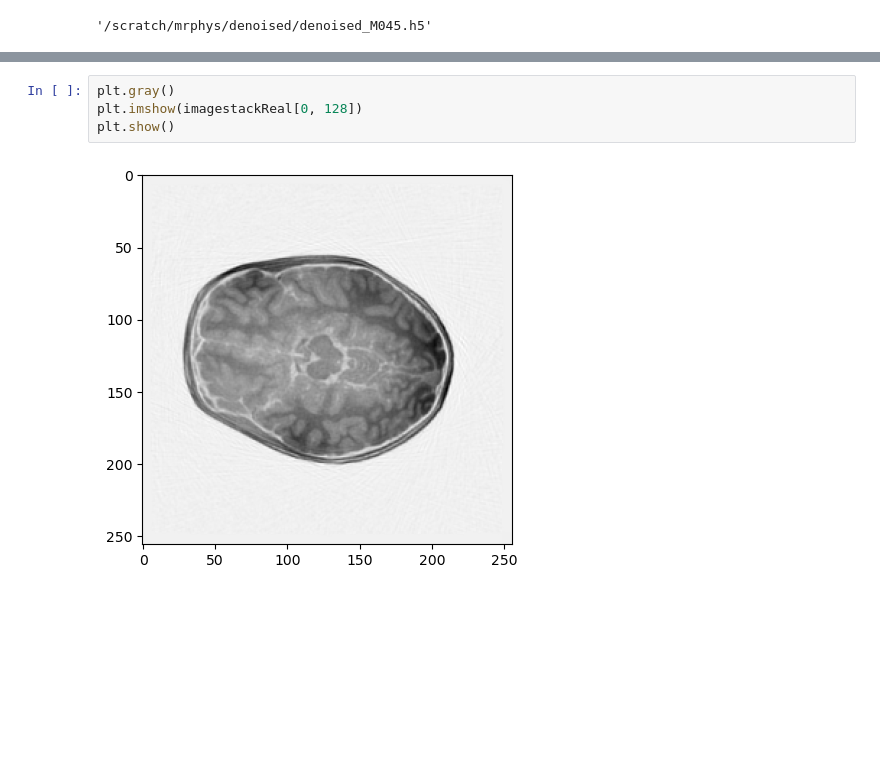
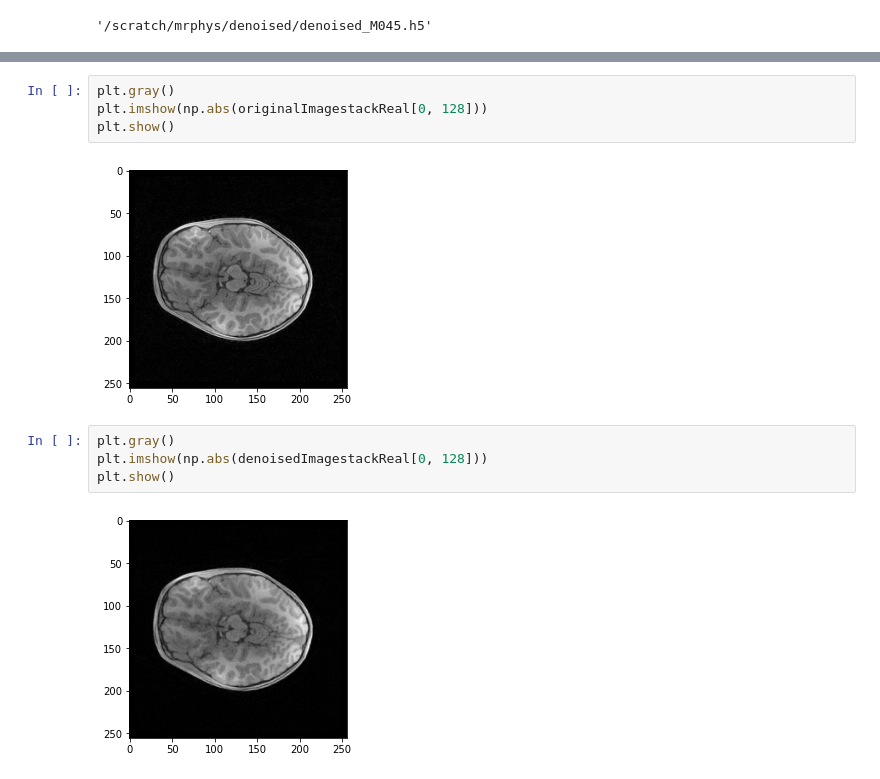
Before and after one commit to 2aron-chen/Skunkworks, a Jupyter notebook: evaluation.ipynb, the cells around one changed output, grey strips where cells are left out. Drawn from its saved outputs; the diff is of its cells as text; blank space fills up the shorter version.

Commit message:
Create comparison plot

```diff
--- a/evaluation.ipynb
+++ b/evaluation.ipynb
@@ -48,6 +82,12 @@ array([[[[ 0.00000000e+00,  0.00000000e+00, -2.02087449e-06, ...,
 # %%
 plt.gray()
-plt.imshow(imagestackReal[0, 128])
+plt.imshow(np.abs(originalImagestackReal[0, 128]))
 plt.show()
 # %% [output]
-[figure, old version]
+[figure, new version]
+# %%
+plt.gray()
+plt.imshow(np.abs(denoisedImagestackReal[0, 128]))
+plt.show()
+# %% [output]
+[figure, added]
```
Also changed, not shown: parts of 9 cells of this notebook.
